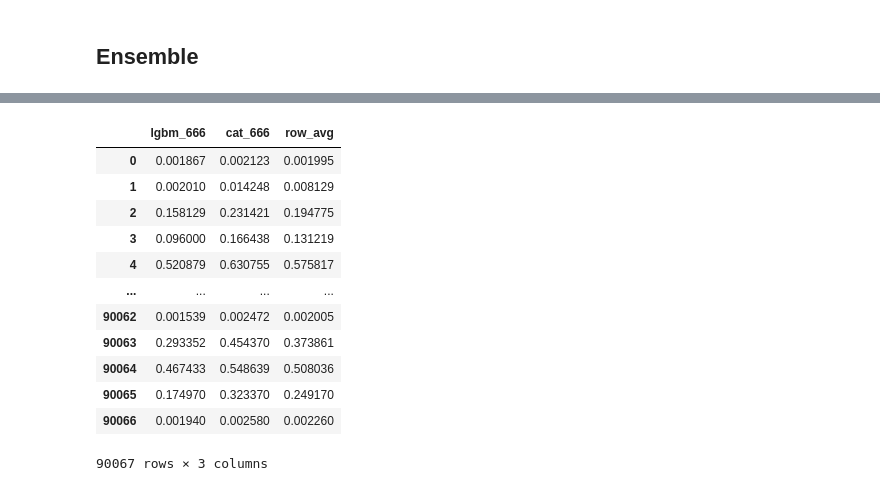
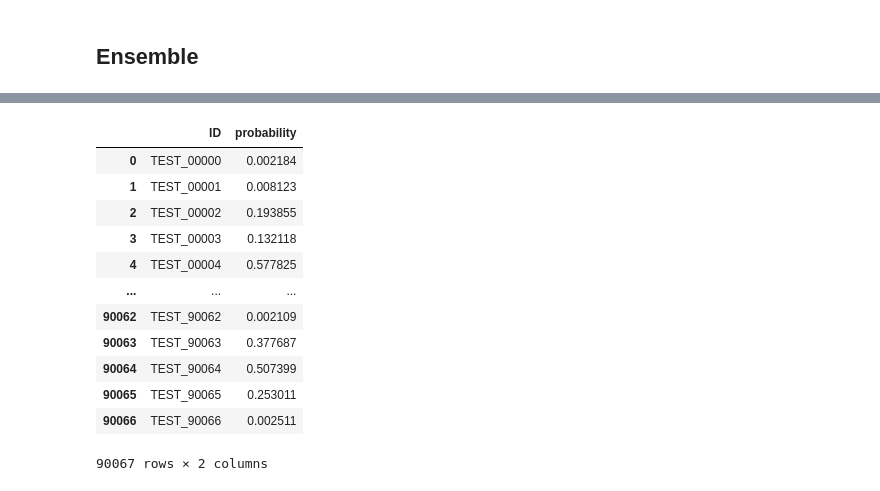
Before and after one commit to EunHak0501/LG_Aimers_6th, a Jupyter notebook: main_script.ipynb, the cells around one changed output, grey strips where cells are left out. Cells and saved outputs as stored; diff of their text form; code cells hidden in the pictures.

```diff
--- a/ensemble_lgbm_cb.ipynb
+++ b/main_script.ipynb
@@ -256,5 +309,8 @@ NameError: name 'np' is not defined
 # %% [markdown]
 ## Ensemble
 # %%
-tmp_submission
+proba_333 = pd.read_csv('./probability_333.csv')
+proba_777 = pd.read_csv('./probability_777.csv')
+
+print(proba_333.shape, proba_777.shape)
 # %% [output]
@@ -275,0 +318,4 @@ tmp_submission['row_avg'] = tmp_submission.mean(axis=1)
+# %%
+tmp = pd.concat([proba_333, proba_777], axis=1)
+tmp['row_avg'] = tmp.mean(axis=1)
+tmp
@@ -276,17 +336,20 @@ tmp_submission['row_avg'] = tmp_submission.mean(axis=1)
 # %%
-tmp_submission
+submit = pd.read_csv(sample_path)
+final_pred = tmp.loc[:, 'row_avg']
+submit['probability'] = final_pred
+submit
 # %% [output]
-|  | lgbm_666 | cat_666 | row_avg |
-| 0 | 0.001867 | 0.002123 | 0.001995 |
-| 1 | 0.002010 | 0.014248 | 0.008129 |
-| 2 | 0.158129 | 0.231421 | 0.194775 |
-| 3 | 0.096000 | 0.166438 | 0.131219 |
-| 4 | 0.520879 | 0.630755 | 0.575817 |
-| ... | ... | ... | ... |
-| 90062 | 0.001539 | 0.002472 | 0.002005 |
-| 90063 | 0.293352 | 0.454370 | 0.373861 |
-| 90064 | 0.467433 | 0.548639 | 0.508036 |
-| 90065 | 0.174970 | 0.323370 | 0.249170 |
-| 90066 | 0.001940 | 0.002580 | 0.002260 |
+|  | ID | probability |
+| 0 | TEST_00000 | 0.002184 |
+| 1 | TEST_00001 | 0.008123 |
+| 2 | TEST_00002 | 0.193855 |
+| 3 | TEST_00003 | 0.132118 |
+| 4 | TEST_00004 | 0.577825 |
+| ... | ... | ... |
+| 90062 | TEST_90062 | 0.002109 |
+| 90063 | TEST_90063 | 0.377687 |
+| 90064 | TEST_90064 | 0.507399 |
+| 90065 | TEST_90065 | 0.253011 |
+| 90066 | TEST_90066 | 0.002511 |
-90067 rows × 3 columns
+90067 rows × 2 columns
 # %%
```
Also changed, not shown: parts of 15 cells of this notebook, 1 other file.
